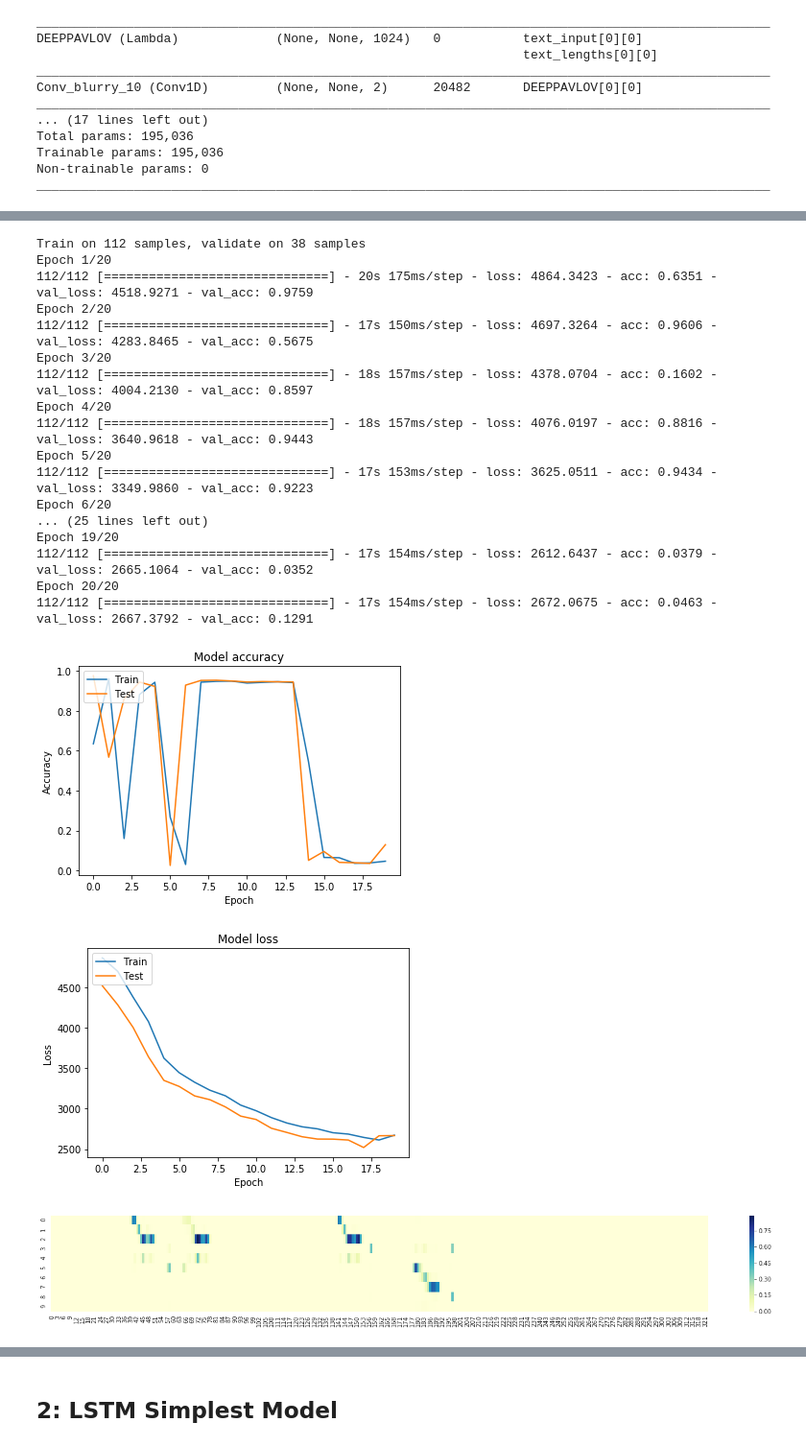
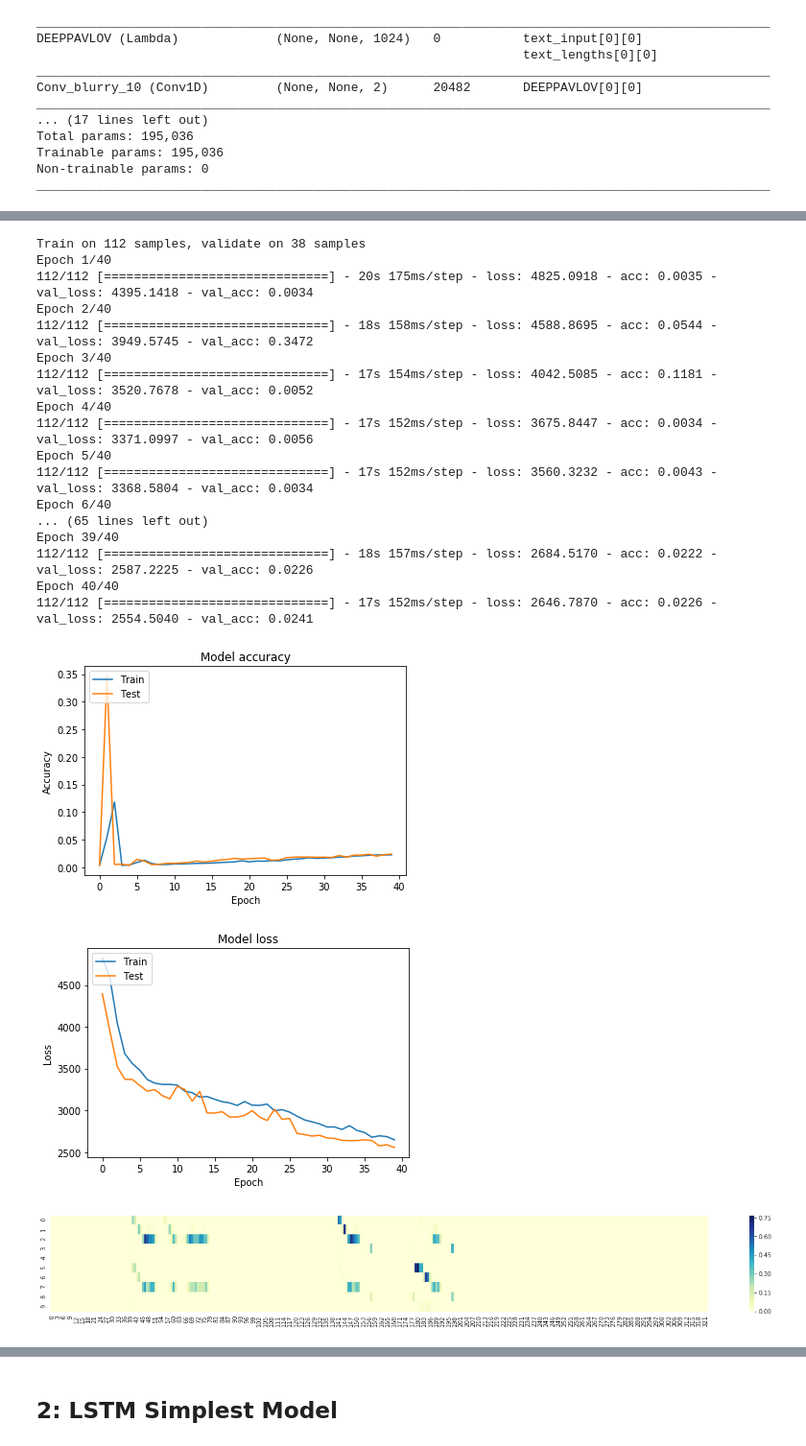
Before and after one commit to nemoware/analyser, a Jupyter notebook: augmentation_NER_Matcher_(TF).ipynb, the cells around one changed output, grey strips where cells are left out. Shown at 96% size. Saved outputs shown, nothing was run; the diff lists cells and outputs as text; code cells hidden in the pictures.

Commit message:
compare 4 models

```diff
--- a/augmentation_NER_Matcher_(TF).ipynb
+++ b/augmentation_NER_Matcher_(TF).ipynb
@@ -552,5 +496,7 @@ for m in _LABELS[9:10]:
 # %% [markdown]
 # MODELS
+# %%
+EPOCHS = 40
 # %% [markdown]
 ####  support  methods
 # %%
@@ -689,10 +638,10 @@ with graph.as_default():
     K.set_session(sess)
 
     for i in range(1):
-      history = model.fit([_TEXTS[5:], _LENS[5:] ], np_LABELS[5:], validation_split=0.25, epochs=30, batch_size=30)
+      history = model.fit([_TEXTS[5:], _LENS[5:] ], np_LABELS[5:], validation_split=0.25, epochs=EPOCHS, batch_size=30)
       plot_training_history(history)
       pred = model.predict([ [TEST_TOKENS, TEST_TOKENS], [len(TEST_TOKENS), len(TEST_TOKENS)] ])
 
       plot_matrix(pred[0])
-      color_matrix(pred[0], TEST_TOKENS)
+#       color_matrix(pred[0], TEST_TOKENS)
 # %% [output]
@@ -787,53 +742,35 @@ SVG(model_to_dot(model, show_layer_names=True, show_shapes=True).create(prog='do
 # %%
 
 with graph.as_default():
 
   with tf.Session() as sess:
 
     K.set_session(sess)
 
     for i in range(1):
-      history = model.fit([_TEXTS[5:], _LENS[5:] ], np_LABELS[5:], validation_split=0.25, epochs=20, batch_size=30)
+      history = model.fit([_TEXTS[5:], _LENS[5:] ], np_LABELS[5:], validation_split=0.25, epochs=EPOCHS, batch_size=30)
       plot_training_history(history)
       pred = model.predict([ [TEST_TOKENS, TEST_TOKENS], [len(TEST_TOKENS), len(TEST_TOKENS)] ])
 
       plot_matrix(pred[0])
-      color_matrix(pred[0], TEST_TOKENS)
-
-
-# with graph.as_default():
-
-#   with tf.Session() as sess:
-
-#     K.set_session(sess)
-
-#     for i in range(4):
-#       model.fit([_TEXTS[45:], _LENS[45:] ], np_LABELS[45:], epochs=6, batch_size=20)
-# #       pred = model.predict([_TEXTS[0:2], _LENS[0:2] ])
-#       pred = model.predict([ [TEST_TOKENS, TEST_TOKENS], [len(TEST_TOKENS), len(TEST_TOKENS)] ])
-
-
-#       plot_matrix(pred[0])
-# #       color_matrix(pred[0], _TEXTS[0])
-#       color_matrix(pred[0], TEST_TOKENS)
 # %% [output]
 Train on 112 samples, validate on 38 samples
-Epoch 1/20
-112/112 [==============================] - 20s 175ms/step - loss: 4864.3423 - acc: 0.6351 - val_loss: 4518.9271 - val_acc: 0.9759
-Epoch 2/20
-112/112 [==============================] - 17s 150ms/step - loss: 4697.3264 - acc: 0.9606 - val_loss: 4283.8465 - val_acc: 0.5675
-Epoch 3/20
-112/112 [==============================] - 18s 157ms/step - loss: 4378.0704 - acc: 0.1602 - val_loss: 4004.2130 - val_acc: 0.8597
-Epoch 4/20
-112/112 [==============================] - 18s 157ms/step - loss: 4076.0197 - acc: 0.8816 - val_loss: 3640.9618 - val_acc: 0.9443
-Epoch 5/20
-112/112 [==============================] - 17s 153ms/step - loss: 3625.0511 - acc: 0.9434 - val_loss: 3349.9860 - val_acc: 0.9223
-Epoch 6/20
-... (25 lines left out)
-Epoch 19/20
-112/112 [==============================] - 17s 154ms/step - loss: 2612.6437 - acc: 0.0379 - val_loss: 2665.1064 - val_acc: 0.0352
-Epoch 20/20
-112/112 [==============================] - 17s 154ms/step - loss: 2672.0675 - acc: 0.0463 - val_loss: 2667.3792 - val_acc: 0.1291
+Epoch 1/40
+112/112 [==============================] - 20s 175ms/step - loss: 4825.0918 - acc: 0.0035 - val_loss: 4395.1418 - val_acc: 0.0034
+Epoch 2/40
+112/112 [==============================] - 18s 158ms/step - loss: 4588.8695 - acc: 0.0544 - val_loss: 3949.5745 - val_acc: 0.3472
+Epoch 3/40
+112/112 [==============================] - 17s 154ms/step - loss: 4042.5085 - acc: 0.1181 - val_loss: 3520.7678 - val_acc: 0.0052
+Epoch 4/40
+112/112 [==============================] - 17s 152ms/step - loss: 3675.8447 - acc: 0.0034 - val_loss: 3371.0997 - val_acc: 0.0056
+Epoch 5/40
+112/112 [==============================] - 17s 152ms/step - loss: 3560.3232 - acc: 0.0043 - val_loss: 3368.5804 - val_acc: 0.0034
+Epoch 6/40
+... (65 lines left out)
+Epoch 39/40
+112/112 [==============================] - 18s 157ms/step - loss: 2684.5170 - acc: 0.0222 - val_loss: 2587.2225 - val_acc: 0.0226
+Epoch 40/40
+112/112 [==============================] - 17s 152ms/step - loss: 2646.7870 - acc: 0.0226 - val_loss: 2554.5040 - val_acc: 0.0241
-[figure, old version]
+[figure, new version]
-[figure, old version]
+[figure, new version]
-[figure, old version]
+[figure, new version]
```
Also changed, not shown: parts of 15 cells of this notebook.
